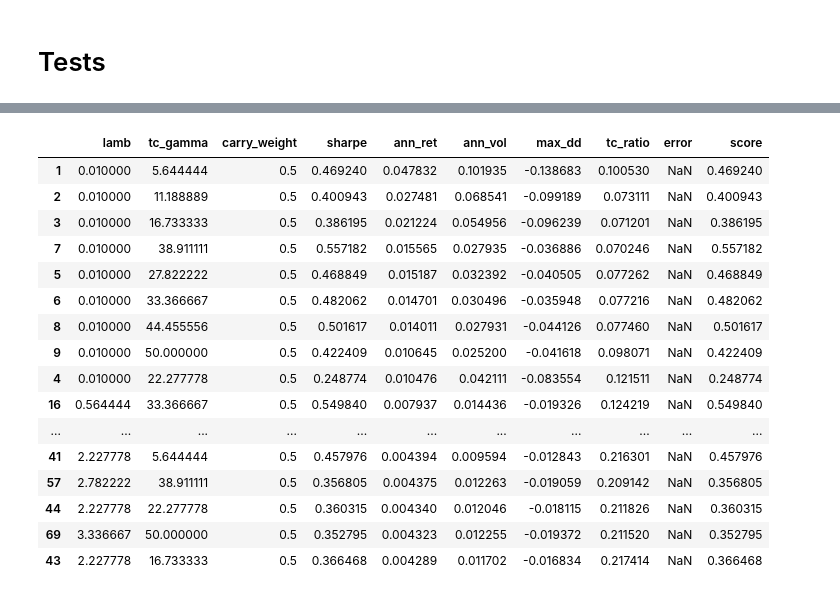
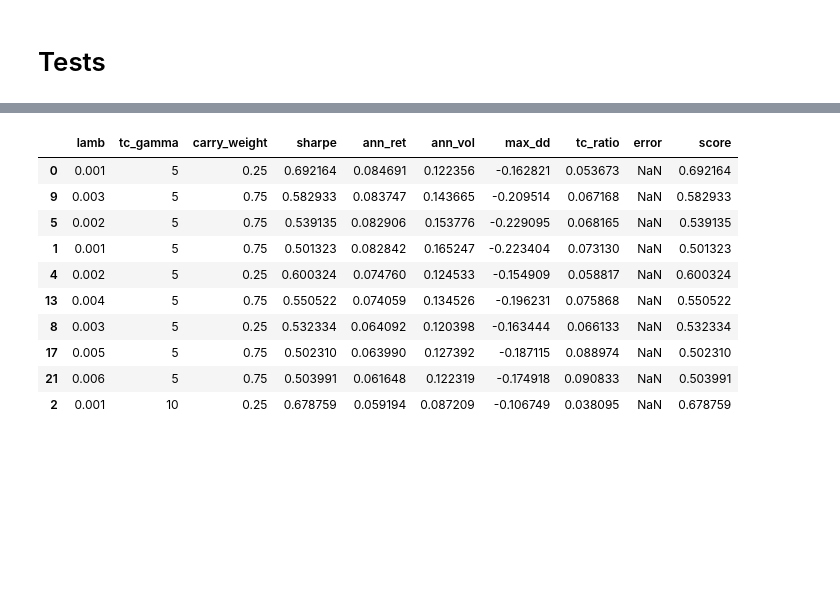
Before and after one commit to pradosth0/Markowitz_based_portfolio_allocation, a Jupyter notebook: pf_V2.ipynb, the cells around one changed output, grey strips where cells are left out. Cells and saved outputs as stored; diff of their text form; code cells hidden in the pictures; blank space fills up the shorter version.

```diff
--- a/pf_V2.ipynb
+++ b/pf_V2.ipynb
@@ -2116,16 +2116,16 @@ tspf = TimeSeriesPortfolio(
     benchmark="10",
     dv01_ref=dv01_ref,
     long_only=False,
-    lamb=0.01, # 0.2
-    tc_gamma=17 #
+    lamb=0.002,
+    tc_gamma=5 #
     #initial_weights= df_weights["weight"]
 )
+# 0.214474	15	0.50
 
-
-tspf.generate_portfolios(carry_weight=0.75)
+tspf.generate_portfolios(carry_weight=0.25)
 
 viz = PortfolioDashboardVisualizer(ts_portfolio=tspf)
-#viz.plot_dashboard(save_path="dashboard.png", dpi=100)
+viz.plot_dashboard(save_path="dashboard.png", dpi=100)
 
 fig = viz.plot_dashboard()
 # %% [output]
@@ -2244,23 +2247,17 @@ print(df[[
 # %%
-df.sort_values("ann_ret", ascending=False).head(50)
+df.sort_values("ann_ret", ascending=False).head(10)
 # %% [output]
 |  | lamb | tc_gamma | carry_weight | sharpe | ann_ret | ann_vol | max_dd | tc_ratio | error | score |
-| 1 | 0.010000 | 5.644444 | 0.5 | 0.469240 | 0.047832 | 0.101935 | -0.138683 | 0.100530 | NaN | 0.469240 |
-| 2 | 0.010000 | 11.188889 | 0.5 | 0.400943 | 0.027481 | 0.068541 | -0.099189 | 0.073111 | NaN | 0.400943 |
-| 3 | 0.010000 | 16.733333 | 0.5 | 0.386195 | 0.021224 | 0.054956 | -0.096239 | 0.071201 | NaN | 0.386195 |
-| 7 | 0.010000 | 38.911111 | 0.5 | 0.557182 | 0.015565 | 0.027935 | -0.036886 | 0.070246 | NaN | 0.557182 |
-| 5 | 0.010000 | 27.822222 | 0.5 | 0.468849 | 0.015187 | 0.032392 | -0.040505 | 0.077262 | NaN | 0.468849 |
-| 6 | 0.010000 | 33.366667 | 0.5 | 0.482062 | 0.014701 | 0.030496 | -0.035948 | 0.077216 | NaN | 0.482062 |
-| 8 | 0.010000 | 44.455556 | 0.5 | 0.501617 | 0.014011 | 0.027931 | -0.044126 | 0.077460 | NaN | 0.501617 |
-| 9 | 0.010000 | 50.000000 | 0.5 | 0.422409 | 0.010645 | 0.025200 | -0.041618 | 0.098071 | NaN | 0.422409 |
-| 4 | 0.010000 | 22.277778 | 0.5 | 0.248774 | 0.010476 | 0.042111 | -0.083554 | 0.121511 | NaN | 0.248774 |
-| 16 | 0.564444 | 33.366667 | 0.5 | 0.549840 | 0.007937 | 0.014436 | -0.019326 | 0.124219 | NaN | 0.549840 |
-| ... | ... | ... | ... | ... | ... | ... | ... | ... | ... | ... |
-| 41 | 2.227778 | 5.644444 | 0.5 | 0.457976 | 0.004394 | 0.009594 | -0.012843 | 0.216301 | NaN | 0.457976 |
-| 57 | 2.782222 | 38.911111 | 0.5 | 0.356805 | 0.004375 | 0.012263 | -0.019059 | 0.209142 | NaN | 0.356805 |
-| 44 | 2.227778 | 22.277778 | 0.5 | 0.360315 | 0.004340 | 0.012046 | -0.018115 | 0.211826 | NaN | 0.360315 |
-| 69 | 3.336667 | 50.000000 | 0.5 | 0.352795 | 0.004323 | 0.012255 | -0.019372 | 0.211520 | NaN | 0.352795 |
-| 43 | 2.227778 | 16.733333 | 0.5 | 0.366468 | 0.004289 | 0.011702 | -0.016834 | 0.217414 | NaN | 0.366468 |
+| 0 | 0.001 | 5 | 0.25 | 0.692164 | 0.084691 | 0.122356 | -0.162821 | 0.053673 | NaN | 0.692164 |
+| 9 | 0.003 | 5 | 0.75 | 0.582933 | 0.083747 | 0.143665 | -0.209514 | 0.067168 | NaN | 0.582933 |
+| 5 | 0.002 | 5 | 0.75 | 0.539135 | 0.082906 | 0.153776 | -0.229095 | 0.068165 | NaN | 0.539135 |
+| 1 | 0.001 | 5 | 0.75 | 0.501323 | 0.082842 | 0.165247 | -0.223404 | 0.073130 | NaN | 0.501323 |
+| 4 | 0.002 | 5 | 0.25 | 0.600324 | 0.074760 | 0.124533 | -0.154909 | 0.058817 | NaN | 0.600324 |
+| 13 | 0.004 | 5 | 0.75 | 0.550522 | 0.074059 | 0.134526 | -0.196231 | 0.075868 | NaN | 0.550522 |
+| 8 | 0.003 | 5 | 0.25 | 0.532334 | 0.064092 | 0.120398 | -0.163444 | 0.066133 | NaN | 0.532334 |
+| 17 | 0.005 | 5 | 0.75 | 0.502310 | 0.063990 | 0.127392 | -0.187115 | 0.088974 | NaN | 0.502310 |
+| 21 | 0.006 | 5 | 0.75 | 0.503991 | 0.061648 | 0.122319 | -0.174918 | 0.090833 | NaN | 0.503991 |
+| 2 | 0.001 | 10 | 0.25 | 0.678759 | 0.059194 | 0.087209 | -0.106749 | 0.038095 | NaN | 0.678759 |
 # %%
 df.sort_values("sharpe", ascending=False).head(50)
 # %% [output]
```
Also changed, not shown: parts of 3 cells of this notebook.
